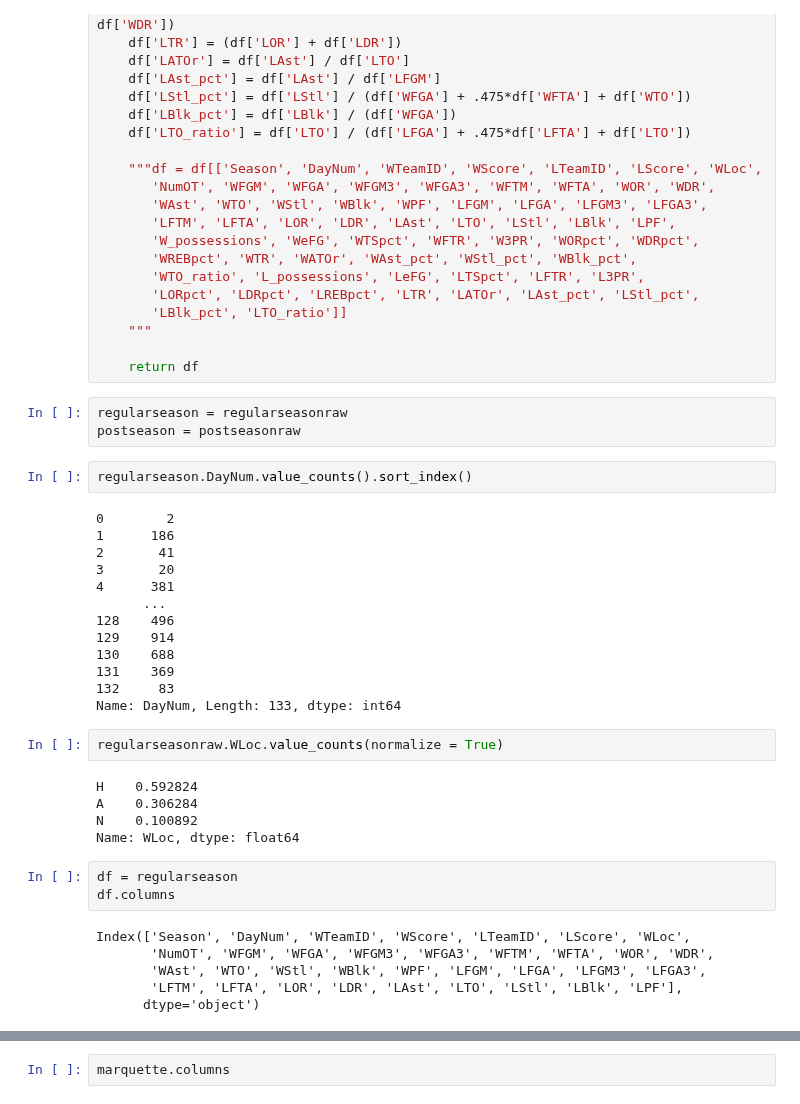
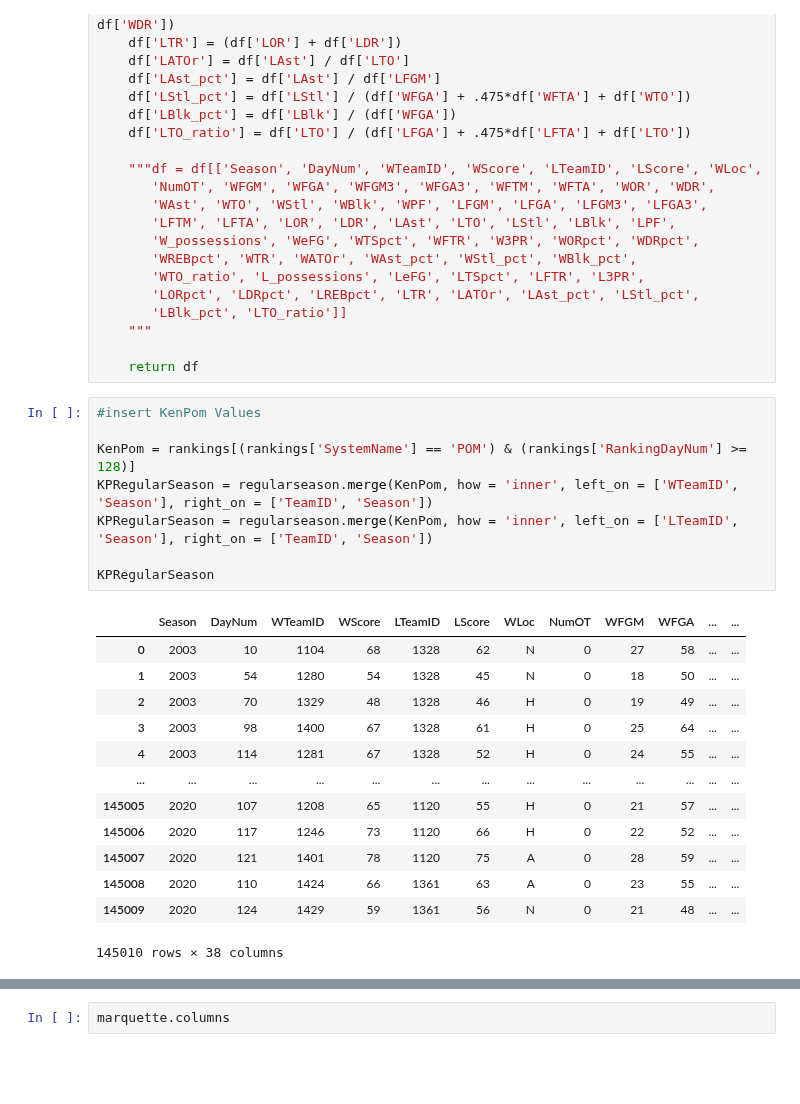
Before and after one commit to MatthewR1021/Machine-Learning-Madness, a Jupyter notebook: TJNotebook.ipynb, the cells around one changed output, grey strips where cells are left out. Cells and saved outputs as stored; diff of their text form; blank space fills up the shorter version.

```diff
--- a/TJNotebook.ipynb
+++ b/TJNotebook.ipynb
@@ -50,38 +50,26 @@ def add_rate_cols(df):
     """
 
     return df
-# %%
-regularseason = regularseasonraw
-postseason = postseasonraw
-# %%
-regularseason.DayNum.value_counts().sort_index()
-# %% [output]
-0        2
-1      186
-2       41
-3       20
-4      381
-      ...
-128    496
-129    914
-130    688
-131    369
-132     83
-Name: DayNum, Length: 133, dtype: int64
-# %%
-regularseasonraw.WLoc.value_counts(normalize = True)
-# %% [output]
-H    0.592824
-A    0.306284
-N    0.100892
-Name: WLoc, dtype: float64
-# %%
-df = regularseason
-df.columns
-# %% [output]
-Index(['Season', 'DayNum', 'WTeamID', 'WScore', 'LTeamID', 'LScore', 'WLoc',
-       'NumOT', 'WFGM', 'WFGA', 'WFGM3', 'WFGA3', 'WFTM', 'WFTA', 'WOR', 'WDR',
-       'WAst', 'WTO', 'WStl', 'WBlk', 'WPF', 'LFGM', 'LFGA', 'LFGM3', 'LFGA3',
-       'LFTM', 'LFTA', 'LOR', 'LDR', 'LAst', 'LTO', 'LStl', 'LBlk', 'LPF'],
-      dtype='object')
+# %%
+#insert KenPom Values
+
+KenPom = rankings[(rankings['SystemName'] == 'POM') & (rankings['RankingDayNum'] >= 128)]
+KPRegularSeason = regularseason.merge(KenPom, how = 'inner', left_on = ['WTeamID', 'Season'], right_on = ['TeamID', 'Season'])
+KPRegularSeason = regularseason.merge(KenPom, how = 'inner', left_on = ['LTeamID', 'Season'], right_on = ['TeamID', 'Season'])
+
+KPRegularSeason
+# %% [output]
+|  | Season | DayNum | WTeamID | WScore | LTeamID | LScore | WLoc | NumOT | WFGM | WFGA | ... | ... |
+| 0 | 2003 | 10 | 1104 | 68 | 1328 | 62 | N | 0 | 27 | 58 | ... | ... |
+| 1 | 2003 | 54 | 1280 | 54 | 1328 | 45 | N | 0 | 18 | 50 | ... | ... |
+| 2 | 2003 | 70 | 1329 | 48 | 1328 | 46 | H | 0 | 19 | 49 | ... | ... |
+| 3 | 2003 | 98 | 1400 | 67 | 1328 | 61 | H | 0 | 25 | 64 | ... | ... |
+| 4 | 2003 | 114 | 1281 | 67 | 1328 | 52 | H | 0 | 24 | 55 | ... | ... |
+| ... | ... | ... | ... | ... | ... | ... | ... | ... | ... | ... | ... | ... |
+| 145005 | 2020 | 107 | 1208 | 65 | 1120 | 55 | H | 0 | 21 | 57 | ... | ... |
+| 145006 | 2020 | 117 | 1246 | 73 | 1120 | 66 | H | 0 | 22 | 52 | ... | ... |
+| 145007 | 2020 | 121 | 1401 | 78 | 1120 | 75 | A | 0 | 28 | 59 | ... | ... |
+| 145008 | 2020 | 110 | 1424 | 66 | 1361 | 63 | A | 0 | 23 | 55 | ... | ... |
+| 145009 | 2020 | 124 | 1429 | 59 | 1361 | 56 | N | 0 | 21 | 48 | ... | ... |
+145010 rows × 38 columns
 # %%
```
Also changed, not shown: parts of 17 cells of this notebook.
